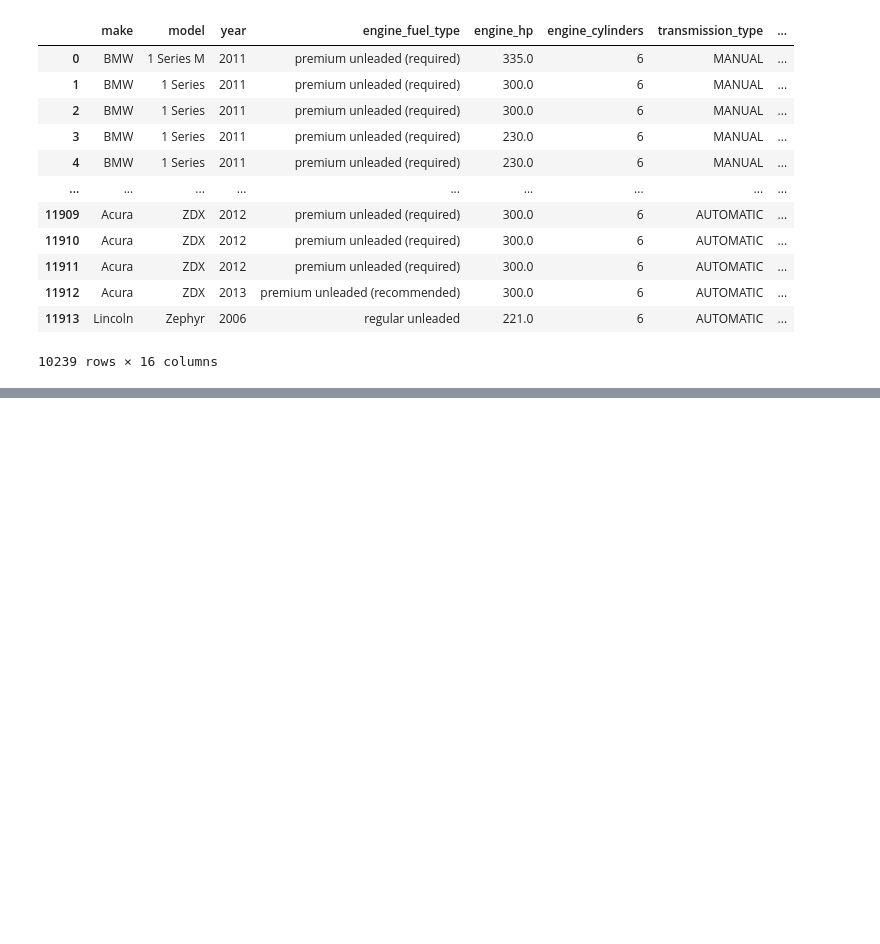
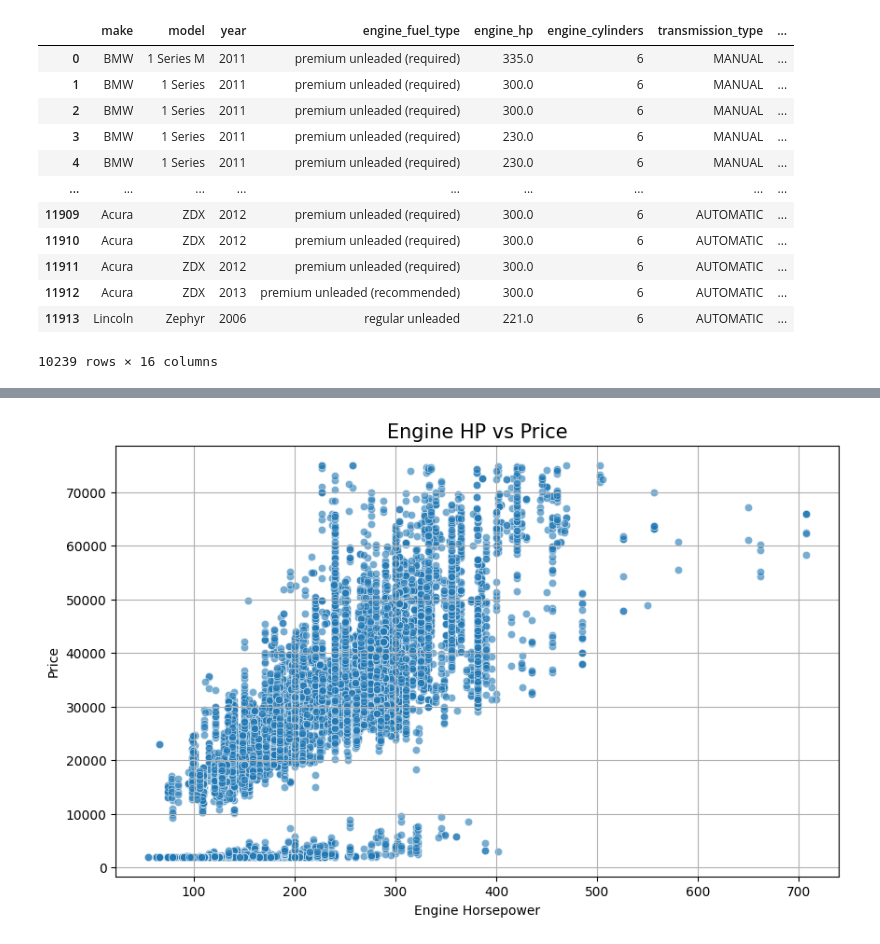
Before and after one commit to dhruv-munjpara/library_python, a Jupyter notebook: assignment/practical.ipynb, the cells around one changed output, grey strips where cells are left out. Cells and saved outputs as stored; diff of their text form; code cells hidden in the pictures; blank space fills up the shorter version.

```diff
--- a/assignment/practical.ipynb
+++ b/assignment/practical.ipynb
@@ -389,0 +417,13 @@ df.describe()
+# %%
+plt.figure(figsize=(10,6))
+
+sns.scatterplot(x="engine_hp", y="msrp", data=df, alpha=0.6)  #alpha =reduce overlap
+
+plt.title("Engine HP vs Price", fontsize=15)
+plt.xlabel("Engine Horsepower")
+plt.ylabel("Price")
+plt.grid(True)   #gride=cleare reading
+
+plt.show()
+# %% [output]
+[figure, added]
```
Also changed, not shown: parts of 7 cells of this notebook.
